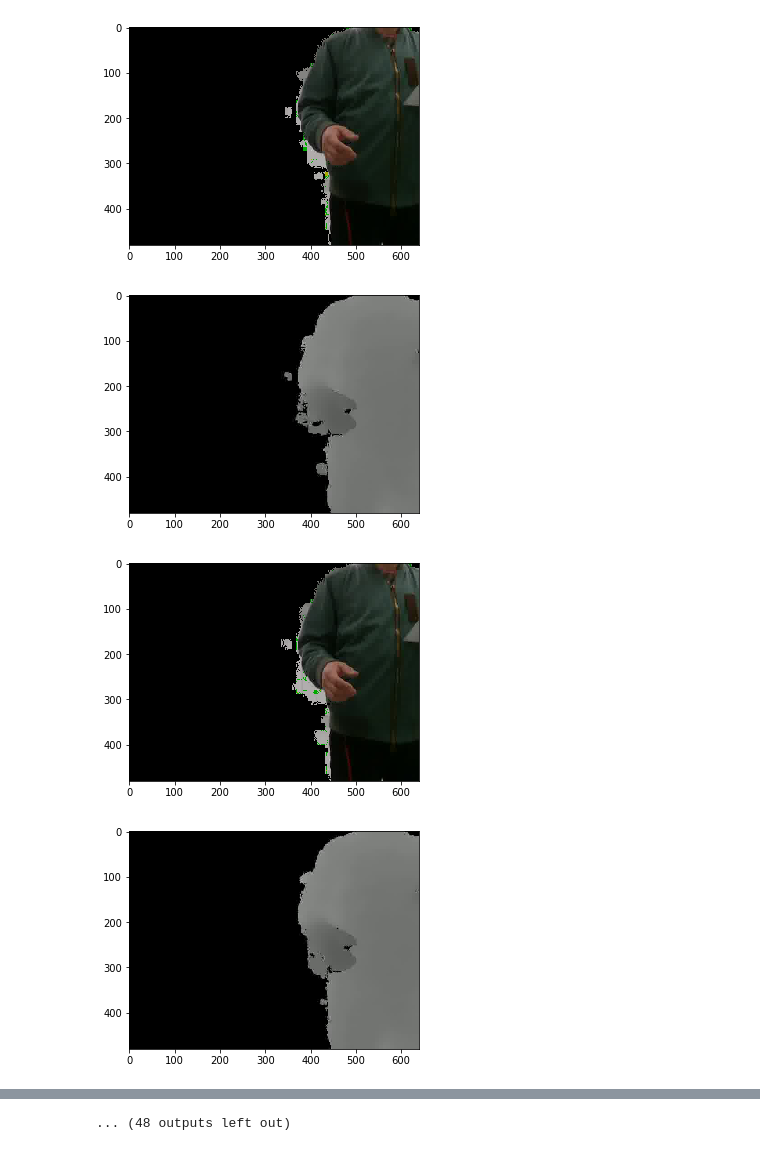
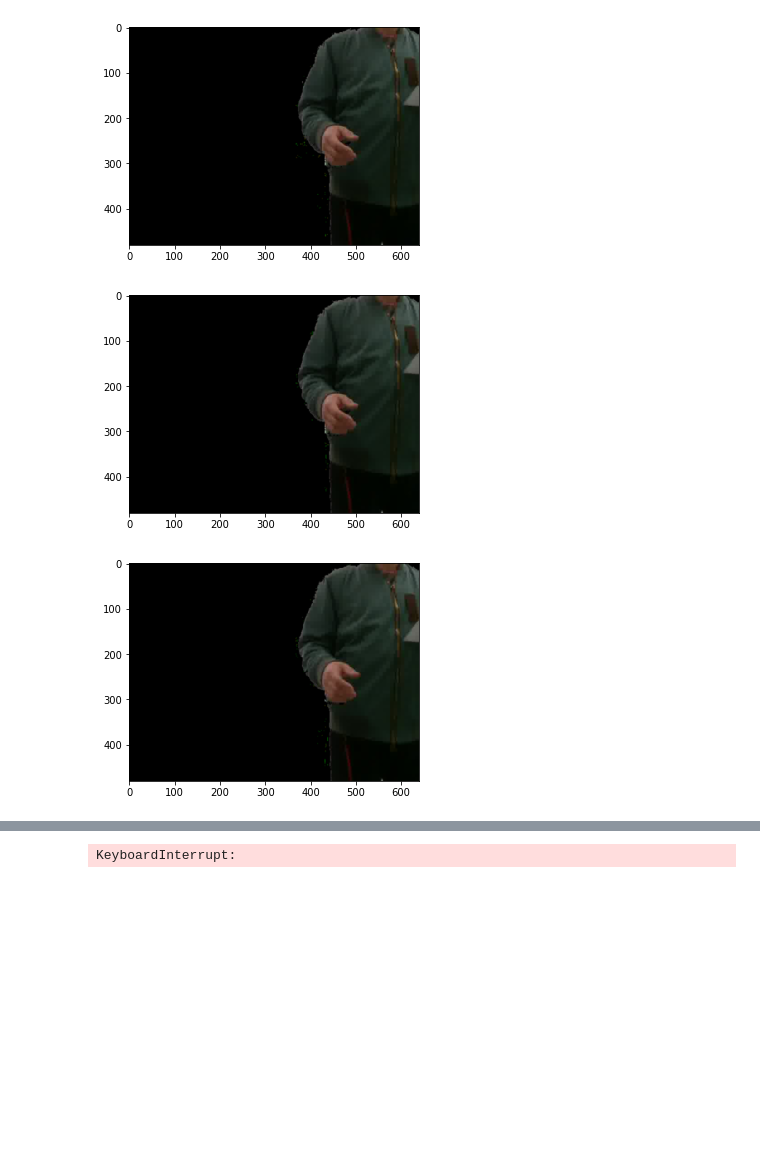
Before and after one commit to jarvislam1999/Real-time-GesRec, a Jupyter notebook: annotation_ems/image_background_remover.py.ipynb, the cells around one changed output, grey strips where cells are left out. Cells and saved outputs as stored; diff of their text form; code cells hidden in the pictures; blank space fills up the shorter version.

Commit message:
Got background appender to look smooth, algorithms is still wack though. Polish removal, let's move on to model testing

```diff
--- a/annotation_ems/image_background_remover.py.ipynb
+++ b/annotation_ems/image_background_remover.py.ipynb
@@ -5,6 +5,7 @@ import numpy as np
 import matplotlib.pyplot as plt
 import scipy.misc
 import cv2
+import statistics
 
 # data path
 depth_data_path = "/mnt/data/yxchen/gesture-datasets/ems/data/subject01_machine_recovery_3gps_2pairs/depth/"
@@ -25,7 +26,7 @@ iter_d = 0
 for subdirt in depth_data_subdirt:
     if (iter_d == 4):
         break
-    iter_d += 1
+    #iter_d += 1
 
     if not os.path.isdir(subdirt.replace("depth/", "rgb/")):
         continue
@@ -38,14 +39,15 @@ for subdirt in depth_data_subdirt:
     for frame in frames:
         if (iter_f == 10):
             break
-        iter_f += 1
+        #iter_f += 1
         # load the pixels of an depth image (a frame)
         depth_path = subdirt+'/'+frame
         depth_img = Image.open(depth_path, 'r')
         pixels_of_depth_img = np.array(depth_img.getdata())
         pixels_of_depth_img = np.reshape(pixels_of_depth_img, (480, 640, 3))
-        plt.imshow(pixels_of_depth_img, interpolation="none")
-        plt.show()
+        #plt.imshow(pixels_of_depth_img, interpolation="none")
+        #plt.show()
+
 
         # load the pixels of an rgb image (a frame)
         rgb_path = subdirt.replace("depth/", "rgb/")+'/'+frame
@@ -54,19 +56,41 @@ for subdirt in depth_data_subdirt:
         pixels_of_rgb_img = np.array(rgb_img.getdata())
         pixels_of_rgb_img = np.reshape(pixels_of_rgb_img, (480, 640, 3))
 
+
         # remove background
-        temp_matrix_1 = (pixels_of_depth_img!=[0, 0, 0])
-        #temp_matrix_1 = np.greater(pixels_of_depth_img, [70,70,70])
+        #temp_matrix_1 = (pixels_of_depth_img!=[0, 0, 0])
+        temp_matrix_1 = np.greater(pixels_of_depth_img, [10,10,10])
         pixels_no_bg_img = pixels_of_rgb_img * temp_matrix_1
+        #plt.imshow(pixels_no_bg_img, interpolation="none")
+        #plt.show()
+
+        r = 1  # range of neighboring black pixel to look for
+        # Make the gray part of each frame black
+        for row in range(len(pixels_no_bg_img)):
+            for col in range(len(pixels_no_bg_img[row])):
+                if (all([abs(x - statistics.median(pixels_no_bg_img[row][col])) <= 10 for x in pixels_no_bg_img[row][col]])\
+                    and all([x >= 100 for x in pixels_no_bg_img[row][col]])):
+                    #pixels_no_bg_img[row][col] = [0,0,0]
+                    for i in range(max(0, row - r), min(row+r, len(pixels_no_bg_img))):
+                        for j in range(max(0, col-r), min(col+r, len(pixels_no_bg_img[i]))):
+                            if (np.count_nonzero(pixels_no_bg_img[i][j]) == 0):
+                                pixels_no_bg_img[row][col] = [0,0,0]
+
+        #print(pixels_no_bg_img[280][420])
 
         # save image
         pixels_no_bg_img = np.array(pixels_no_bg_img, dtype=np.uint8)
+
+        # Apply edge smoothing (barely)
+        pixels_no_bg_img = cv2.GaussianBlur(pixels_no_bg_img, (5,5), 0)
+        #pixels_no_bg_img = cv2.medianBlur(pixels_no_bg_img, 7)
 
         # view image
         plt.imshow(pixels_no_bg_img, interpolation="none")
         plt.show()
 
         no_bg_img = Image.fromarray(pixels_no_bg_img)
+
         if not os.path.isdir(no_bg_data_path+depth_path.replace(depth_data_path, "").replace(frame, "")):
             print("create new dir: " + no_bg_data_path+depth_path.replace(depth_data_path, "").replace(frame, ""))
             os.system("mkdir " + no_bg_data_path+depth_path.replace(depth_data_path, "").replace(frame, ""))
@@ -76,4 +100,3 @@ for subdirt in depth_data_subdirt:
-[figure, old version]
+[figure, new version]
-[figure, old version]
+[figure, new version]
-[figure, old version]
+[figure, new version]
-[figure, removed]
@@ -87 +103 @@ for subdirt in depth_data_subdirt:
-... (48 outputs left out)
+KeyboardInterrupt:
```
Also changed, not shown: parts of 4 cells of this notebook.
